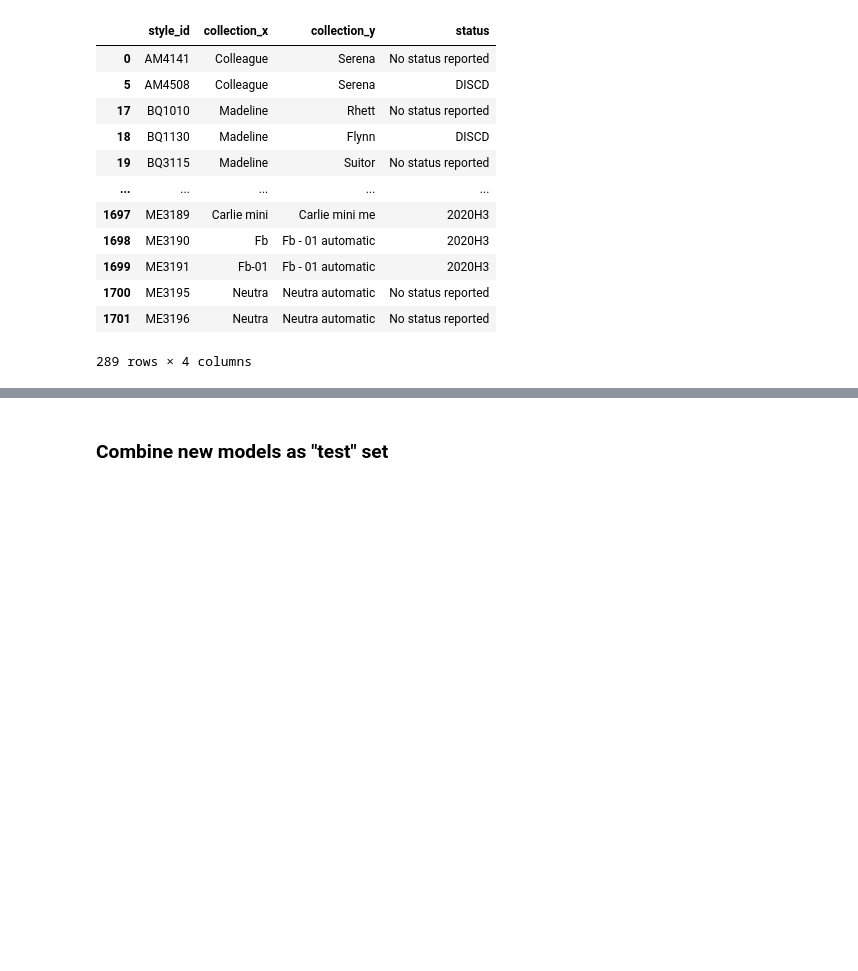
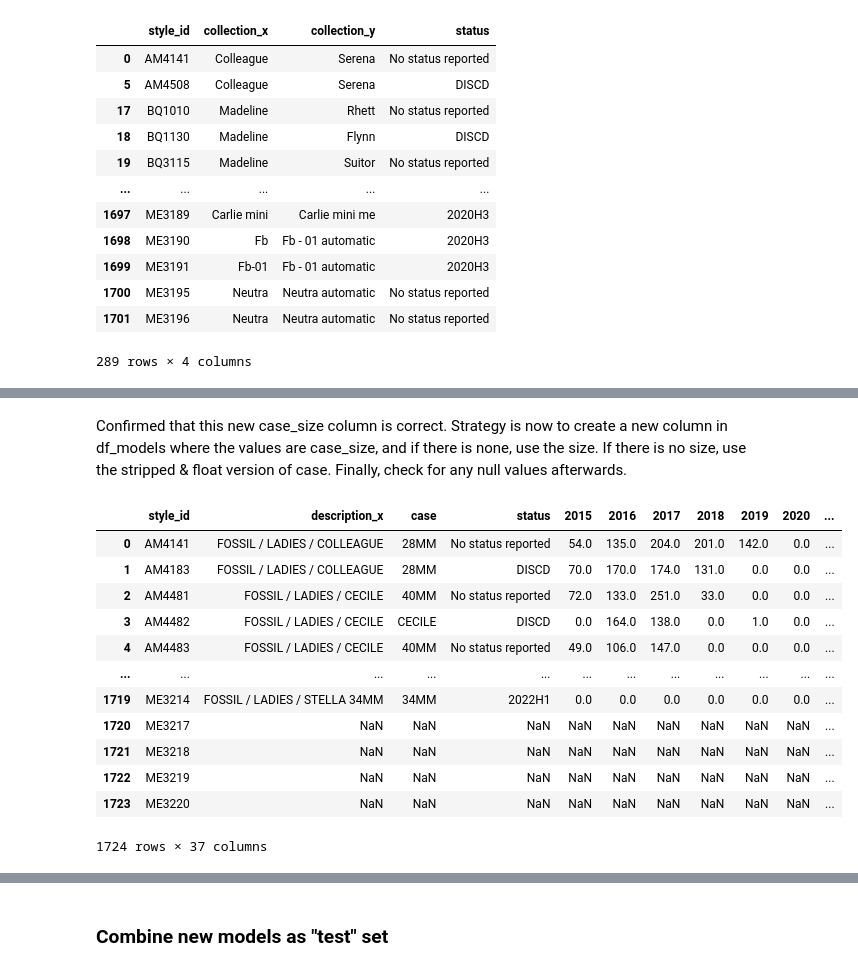
Before and after one commit to vmorenocosta/project-capstone-watch-sales, a Jupyter notebook: code/01_data_cleaning.ipynb, the cells around one changed output, grey strips where cells are left out. Drawn from its saved outputs; the diff is of its cells as text; code cells hidden in the pictures; blank space fills up the shorter version.

```diff
--- a/code/01_data_cleaning.ipynb
+++ b/code/01_data_cleaning.ipynb
@@ -660,0 +949,10 @@ collection_discrepancy.replace(collection_replace_dict,1)
+# %%
+case_size = []
+count_except = 0
+for i in case_discrepancy.index:
+    try:
+        case_size.append(float(case_discrepancy.loc[i,'case'].strip('MM')))
+    except:
+        case_size.append(case_discrepancy.loc[i,'size'])
+        count_except +=1
+print(count_except)
@@ -660,0 +961,3 @@ collection_discrepancy.replace(collection_replace_dict,1)
+# %%
+case_discrepancy['case_size'] = case_size
+case_discrepancy
@@ -660,0 +978,2 @@ collection_discrepancy.replace(collection_replace_dict,1)
+# %%
+case_discrepancy_actual = case_discrepancy[(case_discrepancy['size'] != case_discrepancy['case_size'])]
@@ -660,0 +982,7 @@ collection_discrepancy.replace(collection_replace_dict,1)
+# %%
+case_discrepancy_actual['case_size'].values
+case_discrepancy_actual['case_size'] = [38., 44., 45., 35., 34., 34., 32., 32., 32., 32., 32., 27., 36.,
+       36., 36., 38., 38., 29., 29., 29., 35., 35., 29., 36., 36., 38.,
+       38., 38., 36., 36., 36., 28., 28., 28., 28., 28., 35., 34., 34.,
+       34., 35., 35., 44., 41., 44., 44., 44., 44., 48., 48., 48., 48.,
+       48., 44., 46., 46., 36., 27., 35.]
@@ -660,0 +1015,31 @@ collection_discrepancy.replace(collection_replace_dict,1)
+# %% [markdown]
+Confirmed that this new case_size column is correct. Strategy is now to create a new column in df_models where the values are case_size, and if there is none, use the size. If there is no size, use the stripped & float version of case. Finally, check for any null values afterwards.
+# %%
+new_case_size = []
+for i in df_models.index:
+    if i in case_discrepancy_actual:
+        x = case_discrepancy_actual.loc[i,'case_size']
+    elif str(df_models.loc[i,'size']) != 'nan':
+        x = df_models.loc[i,'size']
+    else:
+        try:
+            x = float(df_models.loc[i,'case'].strip('MM'))
+        except:
+            x = np.nan
+    new_case_size.append(x)
+df_models['case_size'] = new_case_size
+df_models
+# %% [output]
+|  | style_id | description_x | case | status | 2015 | 2016 | 2017 | 2018 | 2019 | 2020 | ... |
+| 0 | AM4141 | FOSSIL / LADIES / COLLEAGUE | 28MM | No status reported | 54.0 | 135.0 | 204.0 | 201.0 | 142.0 | 0.0 | ... |
+| 1 | AM4183 | FOSSIL / LADIES / COLLEAGUE | 28MM | DISCD | 70.0 | 170.0 | 174.0 | 131.0 | 0.0 | 0.0 | ... |
+| 2 | AM4481 | FOSSIL / LADIES / CECILE | 40MM | No status reported | 72.0 | 133.0 | 251.0 | 33.0 | 0.0 | 0.0 | ... |
+| 3 | AM4482 | FOSSIL / LADIES / CECILE | CECILE | DISCD | 0.0 | 164.0 | 138.0 | 0.0 | 1.0 | 0.0 | ... |
+| 4 | AM4483 | FOSSIL / LADIES / CECILE | 40MM | No status reported | 49.0 | 106.0 | 147.0 | 0.0 | 0.0 | 0.0 | ... |
+| ... | ... | ... | ... | ... | ... | ... | ... | ... | ... | ... | ... |
+| 1719 | ME3214 | FOSSIL / LADIES / STELLA 34MM | 34MM | 2022H1 | 0.0 | 0.0 | 0.0 | 0.0 | 0.0 | 0.0 | ... |
+| 1720 | ME3217 | NaN | NaN | NaN | NaN | NaN | NaN | NaN | NaN | NaN | ... |
+| 1721 | ME3218 | NaN | NaN | NaN | NaN | NaN | NaN | NaN | NaN | NaN | ... |
+| 1722 | ME3219 | NaN | NaN | NaN | NaN | NaN | NaN | NaN | NaN | NaN | ... |
+| 1723 | ME3220 | NaN | NaN | NaN | NaN | NaN | NaN | NaN | NaN | NaN | ... |
+1724 rows × 37 columns
```
Also changed, not shown: parts of 102 cells of this notebook, 5 other files.
